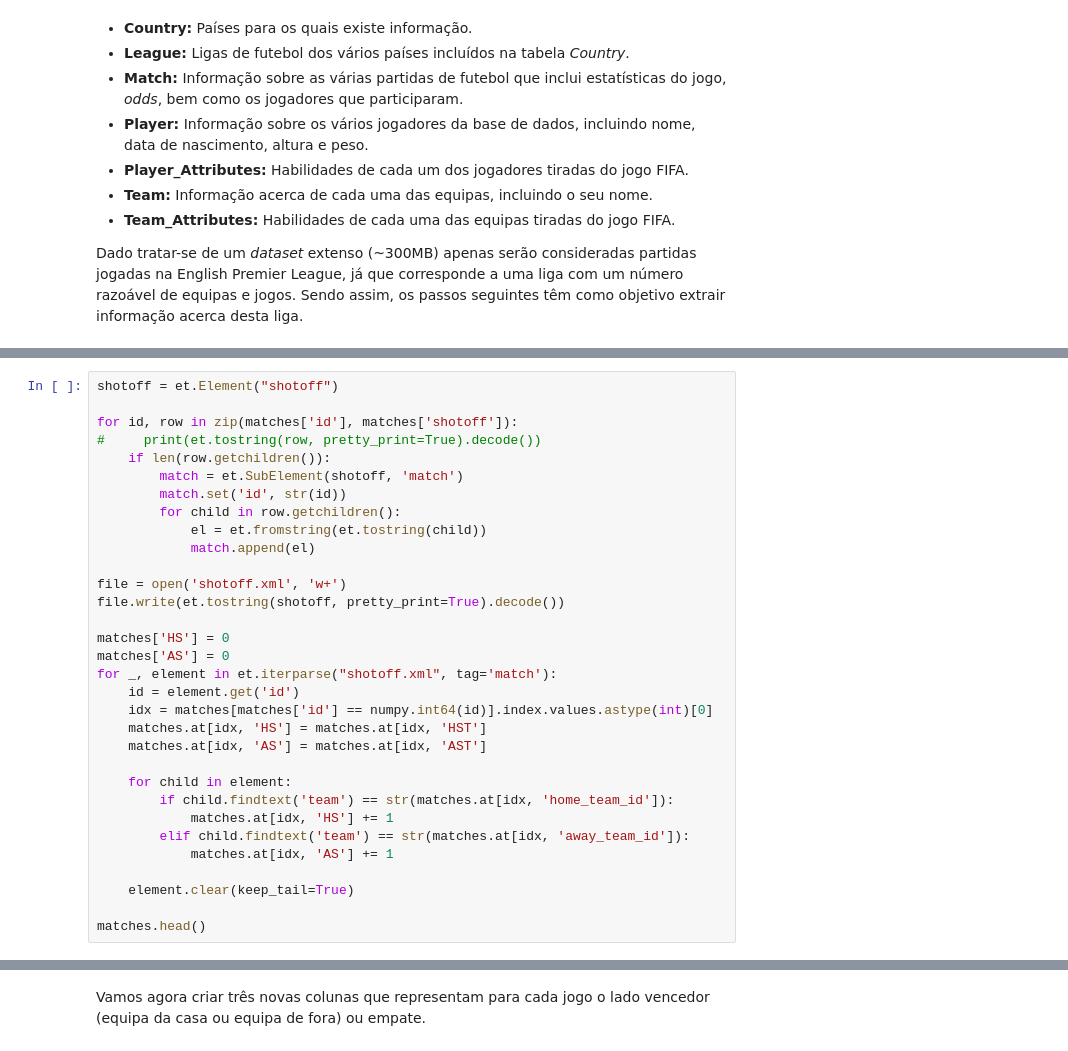
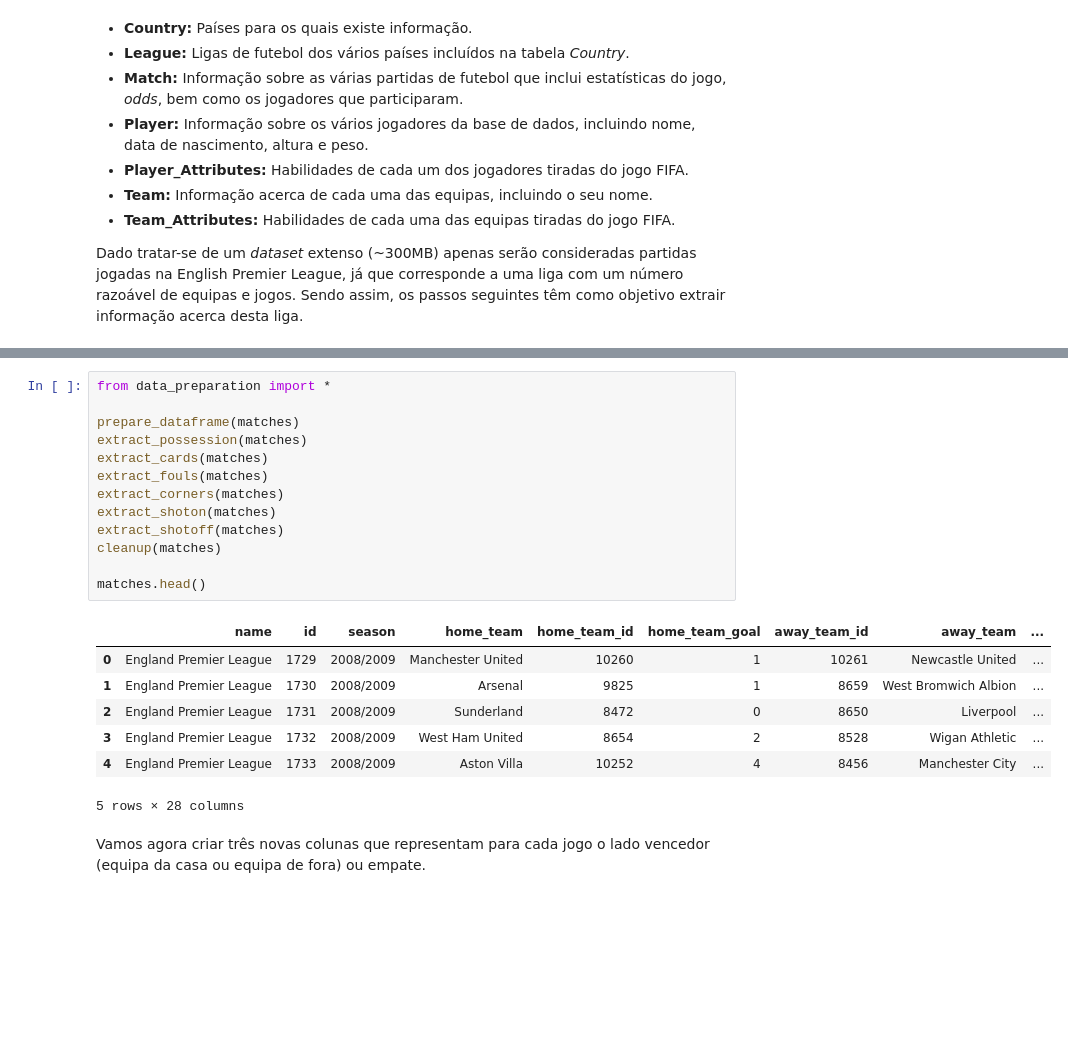
Before and after one commit to andremmori/IART-Project2, a Jupyter notebook: SoccerRegression.ipynb, the cells around one changed output, grey strips where cells are left out. Saved outputs shown, nothing was run; the diff lists cells and outputs as text; blank space fills up the shorter version.

```diff
--- a/SoccerRegression.ipynb
+++ b/SoccerRegression.ipynb
@@ -281,32 +65,0 @@ matches.head()
-# %%
-shotoff = et.Element("shotoff")
-
-for id, row in zip(matches['id'], matches['shotoff']):
-#     print(et.tostring(row, pretty_print=True).decode())
-    if len(row.getchildren()):
-        match = et.SubElement(shotoff, 'match')
-        match.set('id', str(id))
-        for child in row.getchildren():
-            el = et.fromstring(et.tostring(child))
-            match.append(el)
-
-file = open('shotoff.xml', 'w+')
-file.write(et.tostring(shotoff, pretty_print=True).decode())
-
-matches['HS'] = 0
-matches['AS'] = 0
-for _, element in et.iterparse("shotoff.xml", tag='match'):
-    id = element.get('id')
-    idx = matches[matches['id'] == numpy.int64(id)].index.values.astype(int)[0]
-    matches.at[idx, 'HS'] = matches.at[idx, 'HST']
-    matches.at[idx, 'AS'] = matches.at[idx, 'AST']
-
-    for child in element:
-        if child.findtext('team') == str(matches.at[idx, 'home_team_id']):
-            matches.at[idx, 'HS'] += 1
-        elif child.findtext('team') == str(matches.at[idx, 'away_team_id']):
-            matches.at[idx, 'AS'] += 1
-
-    element.clear(keep_tail=True)
-
-matches.head()
@@ -321,3 +66,24 @@ matches.head()
+# %%
+from data_preparation import *
+
+prepare_dataframe(matches)
+extract_possession(matches)
+extract_cards(matches)
+extract_fouls(matches)
+extract_corners(matches)
+extract_shoton(matches)
+extract_shotoff(matches)
+cleanup(matches)
+
+matches.head()
+# %% [output]
+|  | name | id | season | home_team | home_team_id | home_team_goal | away_team_id | away_team | ... |
+| 0 | England Premier League | 1729 | 2008/2009 | Manchester United | 10260 | 1 | 10261 | Newcastle United | ... |
+| 1 | England Premier League | 1730 | 2008/2009 | Arsenal | 9825 | 1 | 8659 | West Bromwich Albion | ... |
+| 2 | England Premier League | 1731 | 2008/2009 | Sunderland | 8472 | 0 | 8650 | Liverpool | ... |
+| 3 | England Premier League | 1732 | 2008/2009 | West Ham United | 8654 | 2 | 8528 | Wigan Athletic | ... |
+| 4 | England Premier League | 1733 | 2008/2009 | Aston Villa | 10252 | 4 | 8456 | Manchester City | ... |
+5 rows × 28 columns
 # %% [markdown]
 Vamos agora criar três novas colunas que representam para cada jogo o lado vencedor (equipa da casa ou equipa de fora) ou empate.
 # %%
```
Also changed, not shown: parts of 32 cells of this notebook, 1 other file.
